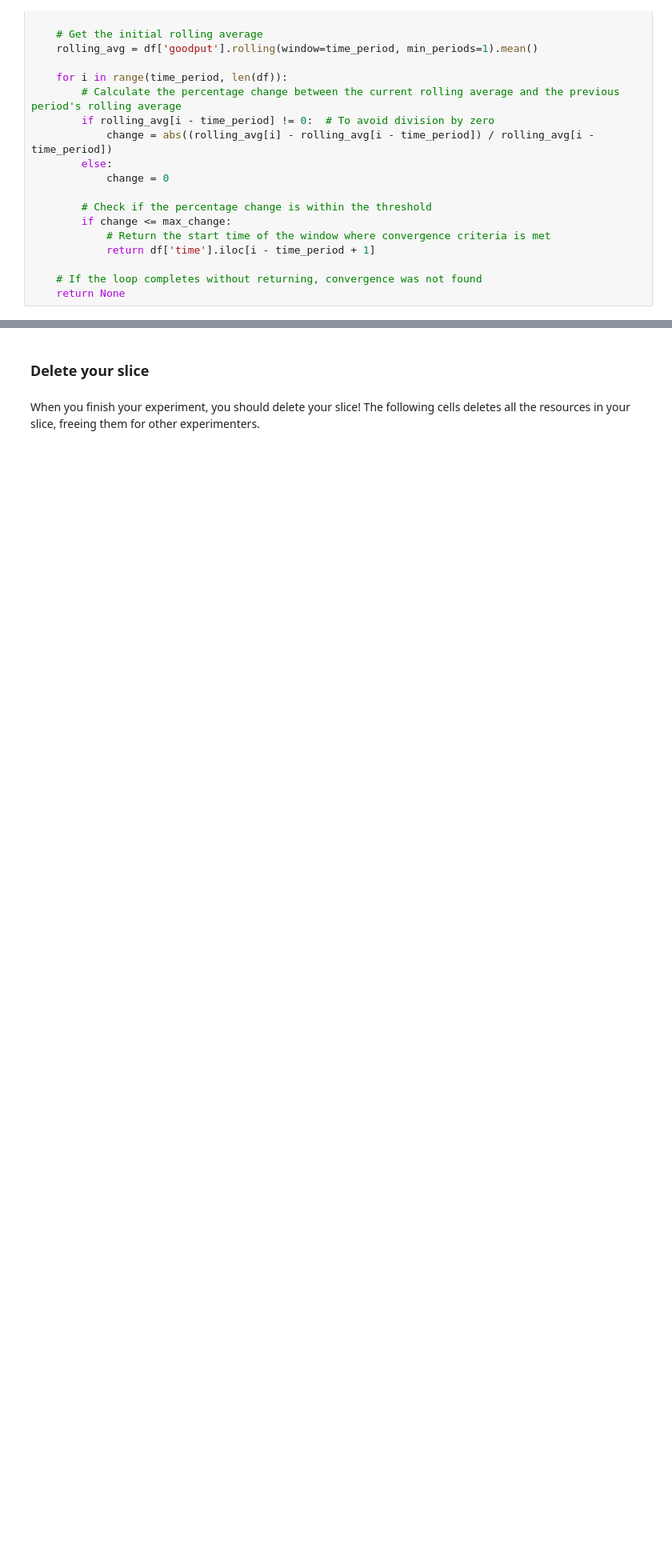
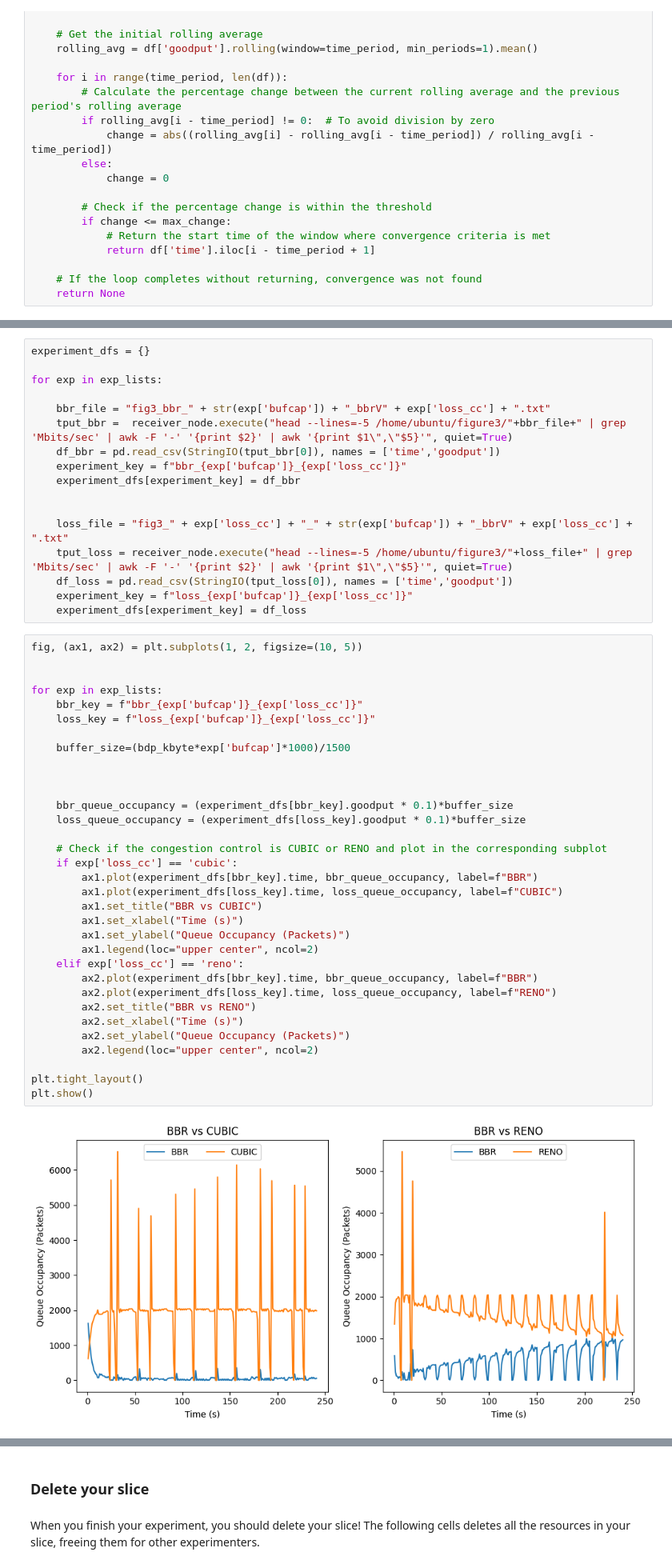
Before and after one commit to ffund/re-bbr-shared-bottleneck, a Jupyter notebook: ware-exp/run_new.ipynb, the cells around one changed output, grey strips where cells are left out. Shown at 80% size. Cells and saved outputs as stored; diff of their text form; blank space fills up the shorter version.

```diff
--- a/ware-exp/run_new.ipynb
+++ b/ware-exp/run_new.ipynb
@@ -822,0 +1046,52 @@ plt.show()
+# %%
+experiment_dfs = {}
+
+for exp in exp_lists:
+
+    bbr_file = "fig3_bbr_" + str(exp['bufcap']) + "_bbrV" + exp['loss_cc'] + ".txt"
+    tput_bbr =  receiver_node.execute("head --lines=-5 /home/ubuntu/figure3/"+bbr_file+" | grep 'Mbits/sec' | awk -F '-' '{print $2}' | awk '{print $1\",\"$5}'", quiet=True)
+    df_bbr = pd.read_csv(StringIO(tput_bbr[0]), names = ['time','goodput'])
+    experiment_key = f"bbr_{exp['bufcap']}_{exp['loss_cc']}"
+    experiment_dfs[experiment_key] = df_bbr
+
+
+    loss_file = "fig3_" + exp['loss_cc'] + "_" + str(exp['bufcap']) + "_bbrV" + exp['loss_cc'] + ".txt"
+    tput_loss = receiver_node.execute("head --lines=-5 /home/ubuntu/figure3/"+loss_file+" | grep 'Mbits/sec' | awk -F '-' '{print $2}' | awk '{print $1\",\"$5}'", quiet=True)
+    df_loss = pd.read_csv(StringIO(tput_loss[0]), names = ['time','goodput'])
+    experiment_key = f"loss_{exp['bufcap']}_{exp['loss_cc']}"
+    experiment_dfs[experiment_key] = df_loss
+# %%
+fig, (ax1, ax2) = plt.subplots(1, 2, figsize=(10, 5))
+
+
+for exp in exp_lists:
+    bbr_key = f"bbr_{exp['bufcap']}_{exp['loss_cc']}"
+    loss_key = f"loss_{exp['bufcap']}_{exp['loss_cc']}"
+
+    buffer_size=(bdp_kbyte*exp['bufcap']*1000)/1500
+
+
+
+    bbr_queue_occupancy = (experiment_dfs[bbr_key].goodput * 0.1)*buffer_size
+    loss_queue_occupancy = (experiment_dfs[loss_key].goodput * 0.1)*buffer_size
+
+    # Check if the congestion control is CUBIC or RENO and plot in the corresponding subplot
+    if exp['loss_cc'] == 'cubic':
+        ax1.plot(experiment_dfs[bbr_key].time, bbr_queue_occupancy, label=f"BBR")
+        ax1.plot(experiment_dfs[loss_key].time, loss_queue_occupancy, label=f"CUBIC")
+        ax1.set_title("BBR vs CUBIC")
+        ax1.set_xlabel("Time (s)")
+        ax1.set_ylabel("Queue Occupancy (Packets)")
+        ax1.legend(loc="upper center", ncol=2)
+    elif exp['loss_cc'] == 'reno':
+        ax2.plot(experiment_dfs[bbr_key].time, bbr_queue_occupancy, label=f"BBR")
+        ax2.plot(experiment_dfs[loss_key].time, loss_queue_occupancy, label=f"RENO")
+        ax2.set_title("BBR vs RENO")
+        ax2.set_xlabel("Time (s)")
+        ax2.set_ylabel("Queue Occupancy (Packets)")
+        ax2.legend(loc="upper center", ncol=2)
+
+plt.tight_layout()
+plt.show()
+# %% [output]
+[figure, added]
```
Also changed, not shown: parts of 45 cells of this notebook.
